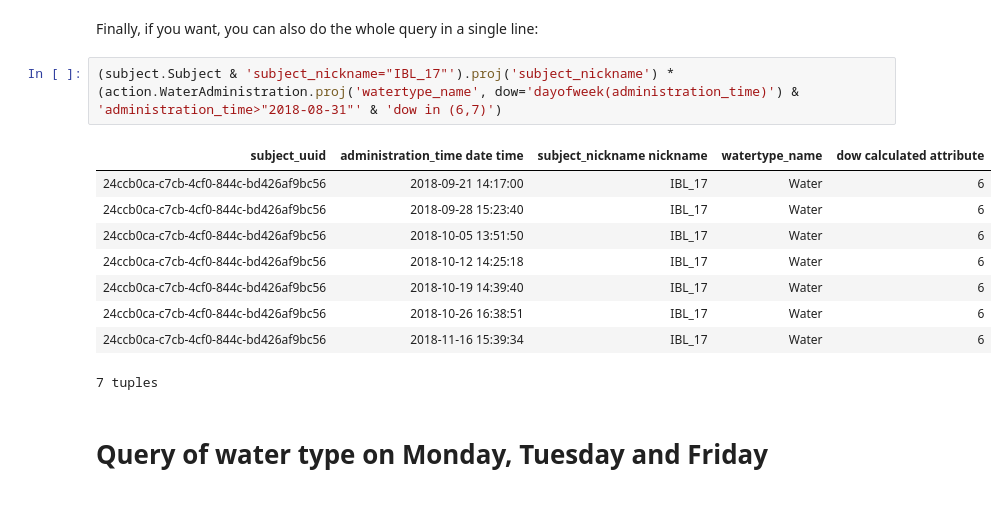
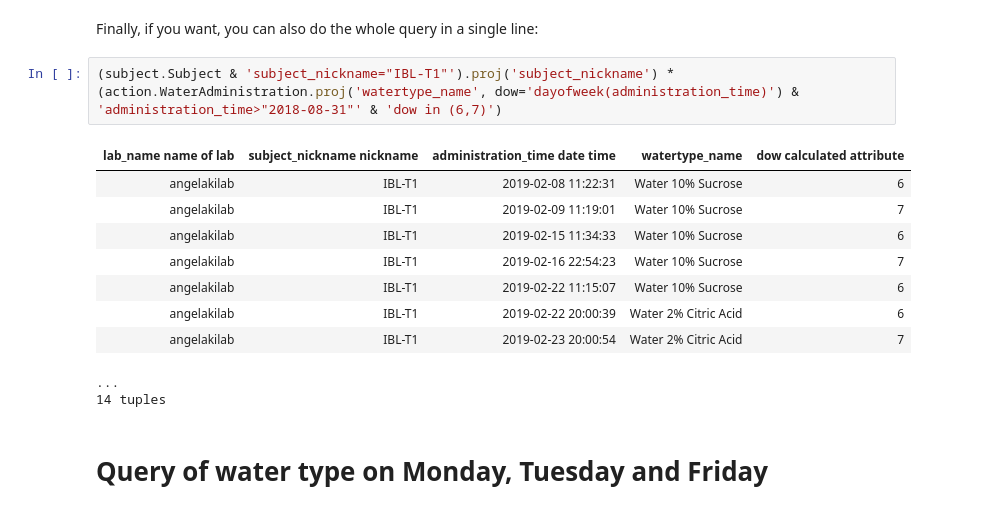
Before and after one commit to int-brain-lab/IBL-pipeline, a Jupyter notebook: notebooks/Query_example_water_info.ipynb, the cells around one changed output. Cells and saved outputs as stored; diff of their text form.

```diff
--- a/notebooks/query_dow.ipynb
+++ b/notebooks/Query_example_water_info.ipynb
@@ -63,17 +68,18 @@ subj.proj('subject_nickname') * water_admin_weekend
 # %% [markdown]
 Finally, if you want, you can also do the whole query in a single line:
 # %%
-(subject.Subject & 'subject_nickname="IBL_17"').proj('subject_nickname') * (action.WaterAdministration.proj('watertype_name', dow='dayofweek(administration_time)') & 'administration_time>"2018-08-31"' & 'dow in (6,7)')
+(subject.Subject & 'subject_nickname="IBL-T1"').proj('subject_nickname') * (action.WaterAdministration.proj('watertype_name', dow='dayofweek(administration_time)') & 'administration_time>"2018-08-31"' & 'dow in (6,7)')
 # %% [output]
-| subject_uuid | administration_time date time | subject_nickname nickname | watertype_name | dow calculated attribute |
-| 24ccb0ca-c7cb-4cf0-844c-bd426af9bc56 | 2018-09-21 14:17:00 | IBL_17 | Water | 6 |
-| 24ccb0ca-c7cb-4cf0-844c-bd426af9bc56 | 2018-09-28 15:23:40 | IBL_17 | Water | 6 |
-| 24ccb0ca-c7cb-4cf0-844c-bd426af9bc56 | 2018-10-05 13:51:50 | IBL_17 | Water | 6 |
-| 24ccb0ca-c7cb-4cf0-844c-bd426af9bc56 | 2018-10-12 14:25:18 | IBL_17 | Water | 6 |
-| 24ccb0ca-c7cb-4cf0-844c-bd426af9bc56 | 2018-10-19 14:39:40 | IBL_17 | Water | 6 |
-| 24ccb0ca-c7cb-4cf0-844c-bd426af9bc56 | 2018-10-26 16:38:51 | IBL_17 | Water | 6 |
-| 24ccb0ca-c7cb-4cf0-844c-bd426af9bc56 | 2018-11-16 15:39:34 | IBL_17 | Water | 6 |
+| lab_name name of lab | subject_nickname nickname | administration_time date time | watertype_name | dow calculated attribute |
+| angelakilab | IBL-T1 | 2019-02-08 11:22:31 | Water 10% Sucrose | 6 |
+| angelakilab | IBL-T1 | 2019-02-09 11:19:01 | Water 10% Sucrose | 7 |
+| angelakilab | IBL-T1 | 2019-02-15 11:34:33 | Water 10% Sucrose | 6 |
+| angelakilab | IBL-T1 | 2019-02-16 22:54:23 | Water 10% Sucrose | 7 |
+| angelakilab | IBL-T1 | 2019-02-22 11:15:07 | Water 10% Sucrose | 6 |
+| angelakilab | IBL-T1 | 2019-02-22 20:00:39 | Water 2% Citric Acid | 6 |
+| angelakilab | IBL-T1 | 2019-02-23 20:00:54 | Water 2% Citric Acid | 7 |
-7 tuples
+...
+14 tuples
 # %% [markdown]
 # Query of water type on Monday, Tuesday and Friday
 # %% [markdown]
```
Also changed, not shown: parts of 12 cells of this notebook, 9 other files.
